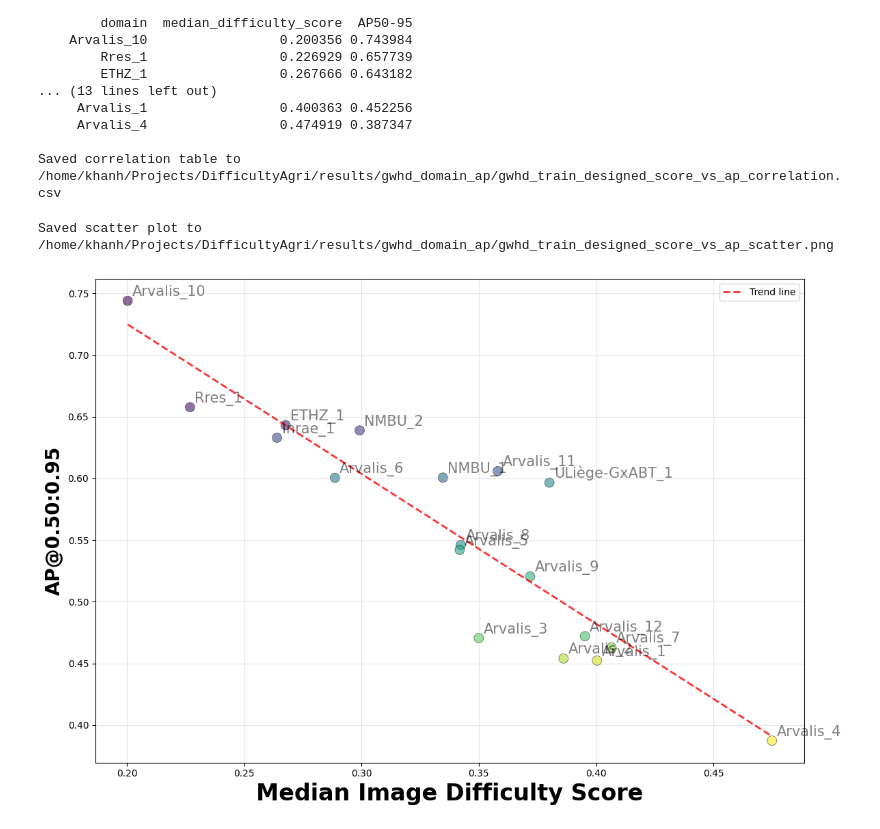
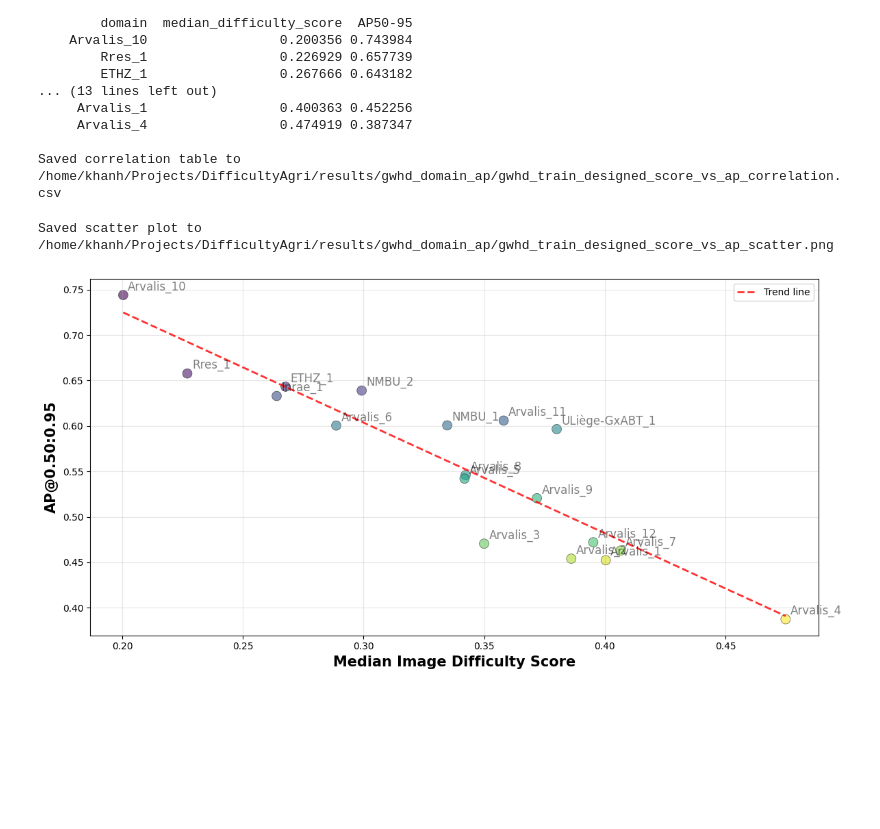
Before and after one commit to khanhtran2001/DifficultAgriculture, a Jupyter notebook: notebooks/reflection/gwhd_domanin_analysis.ipynb, the cells around one changed output. Saved outputs shown, nothing was run; the diff lists cells and outputs as text; code cells hidden in the pictures; blank space fills up the shorter version.

```diff
--- a/notebooks/reflection/gwhd_domanin_analysis.ipynb
+++ b/notebooks/reflection/gwhd_domanin_analysis.ipynb
@@ -419,7 +419,7 @@ Saved correlation table to /home/khanh/Projects/DifficultyAgri/results/gwhd_doma
 import matplotlib.pyplot as plt
 import numpy as np
 
-fig, ax = plt.subplots(figsize=(12, 8))
+fig, ax = plt.subplots(figsize=(12, 6))
 
 # Plot scatter points
 scatter = ax.scatter(corr_df['median_difficulty_score'], corr_df['AP50-95'],
@@ -427,34 +427,34 @@ scatter = ax.scatter(corr_df['median_difficulty_score'], corr_df['AP50-95'],
 
 # Add domain labels
 for idx, row in corr_df.iterrows():
     ax.annotate(row['domain'],
                 (row['median_difficulty_score'], row['AP50-95']),
                 xytext=(5, 5), textcoords='offset points',
-                fontsize=15, alpha=0.5)
+                fontsize=12, alpha=0.5)
 
 # Add trend line
 z = np.polyfit(corr_df['median_difficulty_score'], corr_df['AP50-95'], 1)
 p = np.poly1d(z)
 x_trend = np.linspace(corr_df['median_difficulty_score'].min(), corr_df['median_difficulty_score'].max(), 100)
 ax.plot(x_trend, p(x_trend), "r--", alpha=0.8, linewidth=2, label='Trend line')
 
 # Labels and title
-ax.set_xlabel('Median Image Difficulty Score', fontsize=24, fontweight='bold')
-ax.set_ylabel('AP@0.50:0.95', fontsize=18, fontweight='bold')
+ax.set_xlabel('Median Image Difficulty Score', fontsize=15, fontweight='bold')
+ax.set_ylabel('AP@0.50:0.95', fontsize=15, fontweight='bold')
 # ax.set_title('GWHD Train: Median Difficulty Score vs Domain AP', fontsize=14, fontweight='bold')
 ax.grid(True, alpha=0.3)
 ax.legend()
 
 # # Add correlation text box
 # textstr = f'Pearson r = {pearson_corr:.4f} (p={pearson_pval:.4f})\nSpearman ρ = {spearman_corr:.4f} (p={spearman_pval:.4f})'
 # props = dict(boxstyle='round', facecolor='wheat', alpha=0.8)
 # ax.text(0.05, 0.95, textstr, transform=ax.transAxes, fontsize=10,
 #         verticalalignment='top', bbox=props, family='monospace')
 
 plt.tight_layout()
 plt.savefig(OUT_DIR / 'gwhd_train_designed_score_vs_ap_scatter.png', dpi=200, bbox_inches='tight')
 print(f"Saved scatter plot to {OUT_DIR / 'gwhd_train_designed_score_vs_ap_scatter.png'}")
 plt.show()
 # %% [output]
 Saved scatter plot to /home/khanh/Projects/DifficultyAgri/results/gwhd_domain_ap/gwhd_train_designed_score_vs_ap_scatter.png
-[figure, old version]
+[figure, new version]
```
Also changed, not shown: 25 other files.
